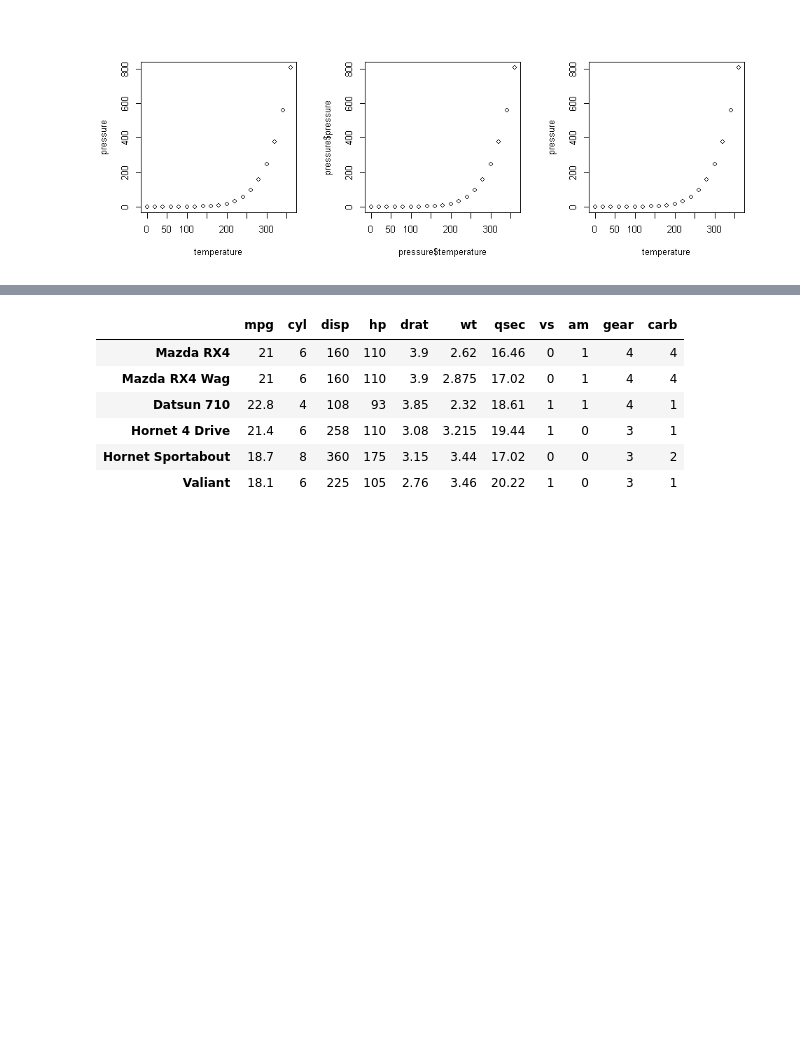
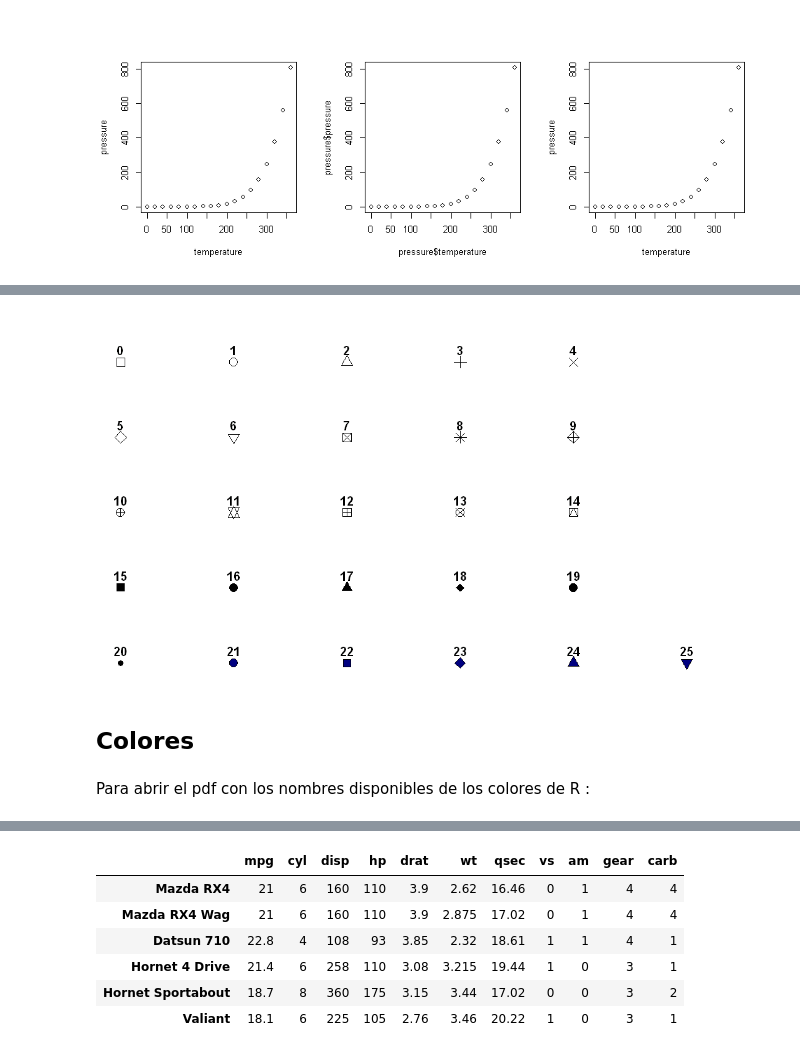
Before and after one commit to JEstebanMejiaV/Mineria.de.Datos.Aplicada, a Jupyter notebook: Vizualización/Introducción a la vizuaización en R.ipynb, the cells around one changed output, grey strips where cells are left out. Saved outputs shown, nothing was run; the diff lists cells and outputs as text; code cells hidden in the pictures; blank space fills up the shorter version.

```diff
--- a/Vizualización/Introducción a la vizuaización en R.ipynb
+++ b/Vizualización/Introducción a la vizuaización en R.ipynb
@@ -41,0 +88,19 @@ plot(y, type="h")
+# %%
+GenerarRpoints<-function(){
+    oldPar<-par()
+    par(font=2, mar=c(0.5,0,0,0))
+    y=rev(c(rep(1,6),rep(2,5), rep(3,5), rep(4,5), rep(5,5)))
+    x=c(rep(1:5,5),6)
+    plot(x, y, pch = 0:25, cex=1.5, ylim=c(1,5.5), xlim=c(1,6.5),
+         axes=FALSE, xlab="", ylab="", bg="navy")
+    text(x, y, labels=0:25, pos=3)
+    par(mar=oldPar$mar,font=oldPar$font )
+}
+
+GenerarRpoints()
+# %% [output]
+[figure, added]
+# %% [markdown]
+## Colores
+# %% [markdown]
+Para abrir el pdf con los nombres disponibles de los colores de R :
```
Also changed, not shown: parts of 18 cells of this notebook, 8 other files.
